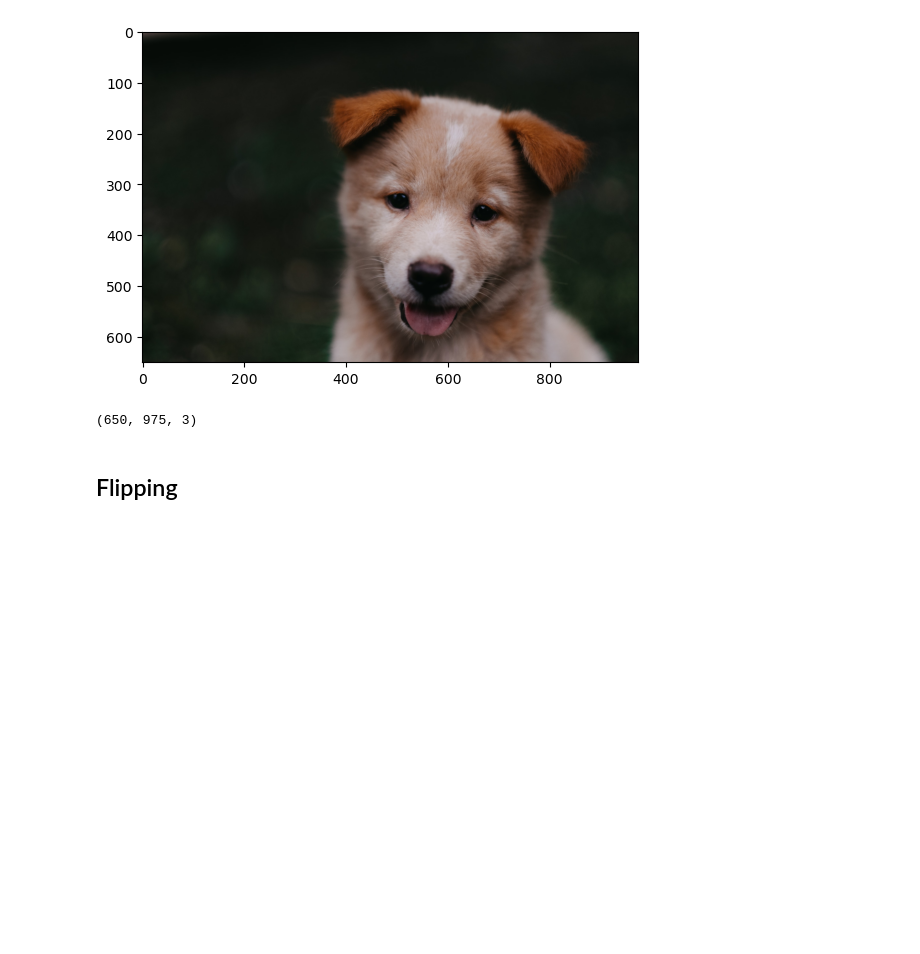
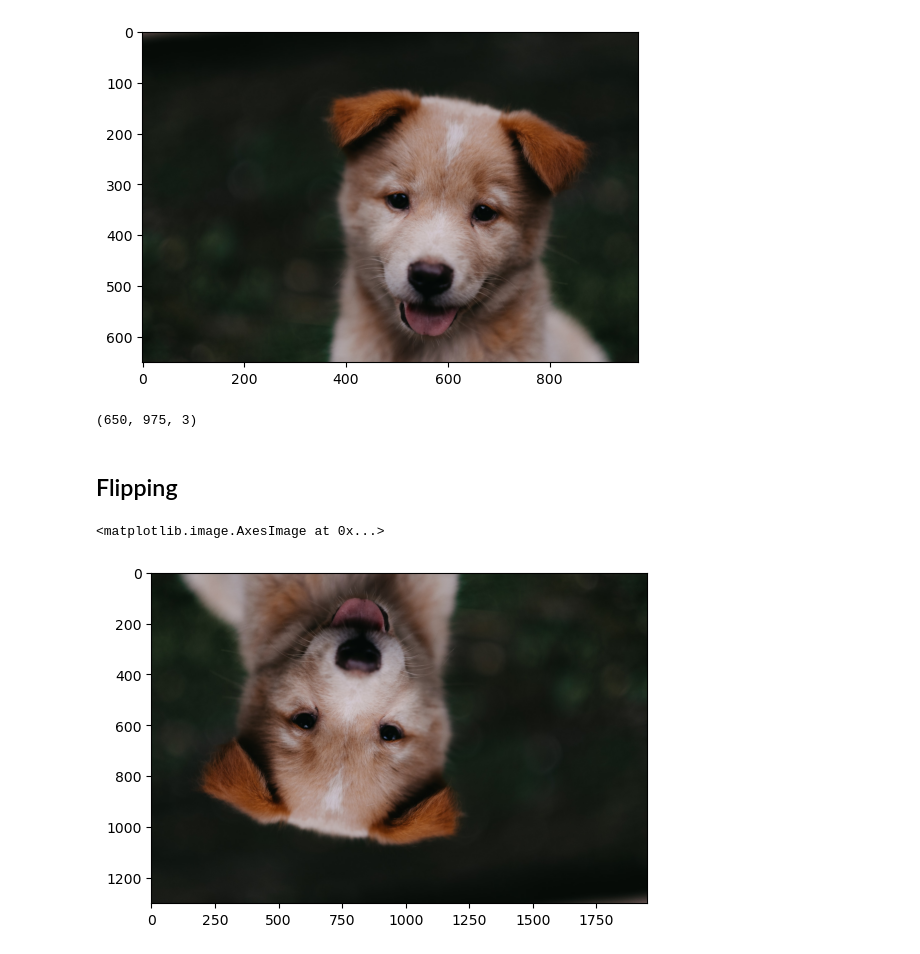
Before and after one commit to hrithik-data-bot/image-processing-notebooks, a Jupyter notebook: notebooks/002-opencv-I.ipynb, the cells around one changed output. Saved outputs shown, nothing was run; the diff lists cells and outputs as text; code cells hidden in the pictures; blank space fills up the shorter version.

```diff
--- a/notebooks/002-opencv-I.ipynb
+++ b/notebooks/002-opencv-I.ipynb
@@ -53,3 +53,8 @@ cv2.resize(fix_image, (0,0), fix_image, h_ratio, w_ratio).shape
 (650, 975, 3)
 # %% [markdown]
 ## Flipping
+# %%
+plt.imshow(cv2.flip(fix_image, -1))
+# %% [output]
+<matplotlib.image.AxesImage at 0x...>
+[figure, added]
```
